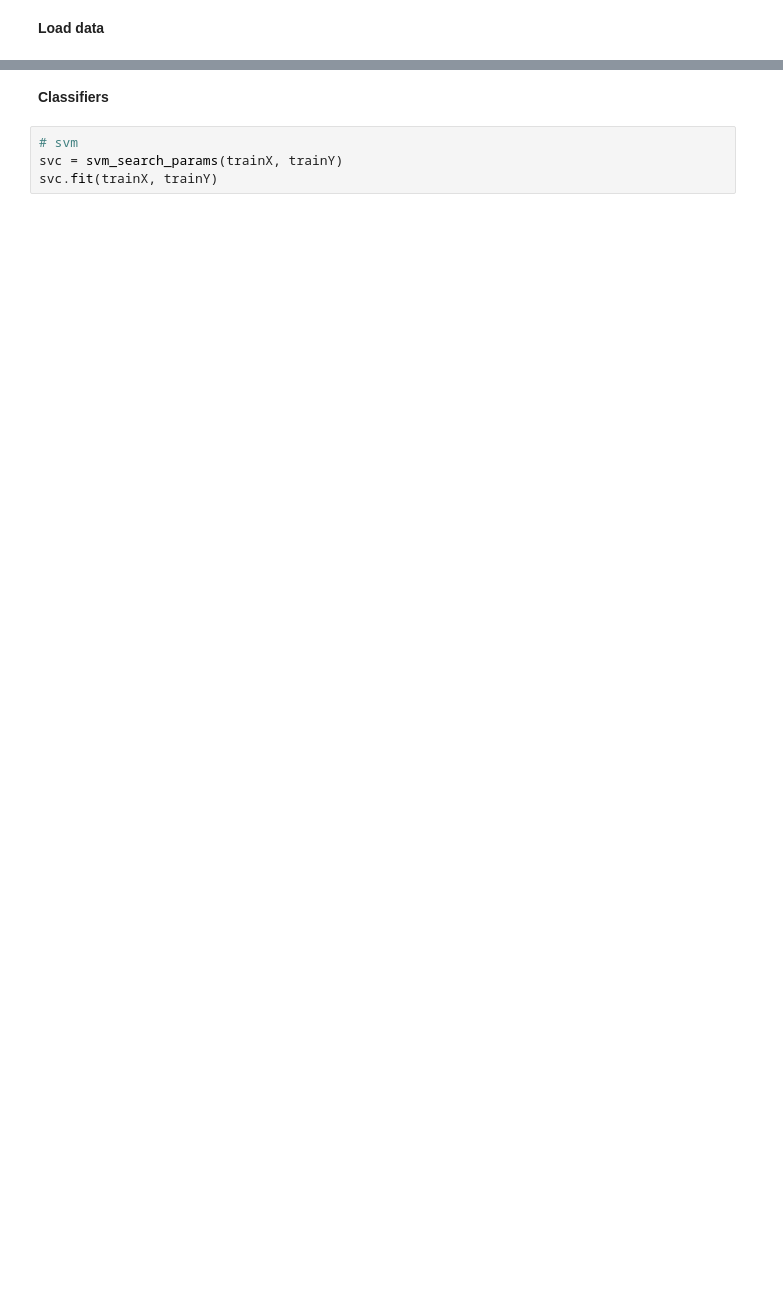
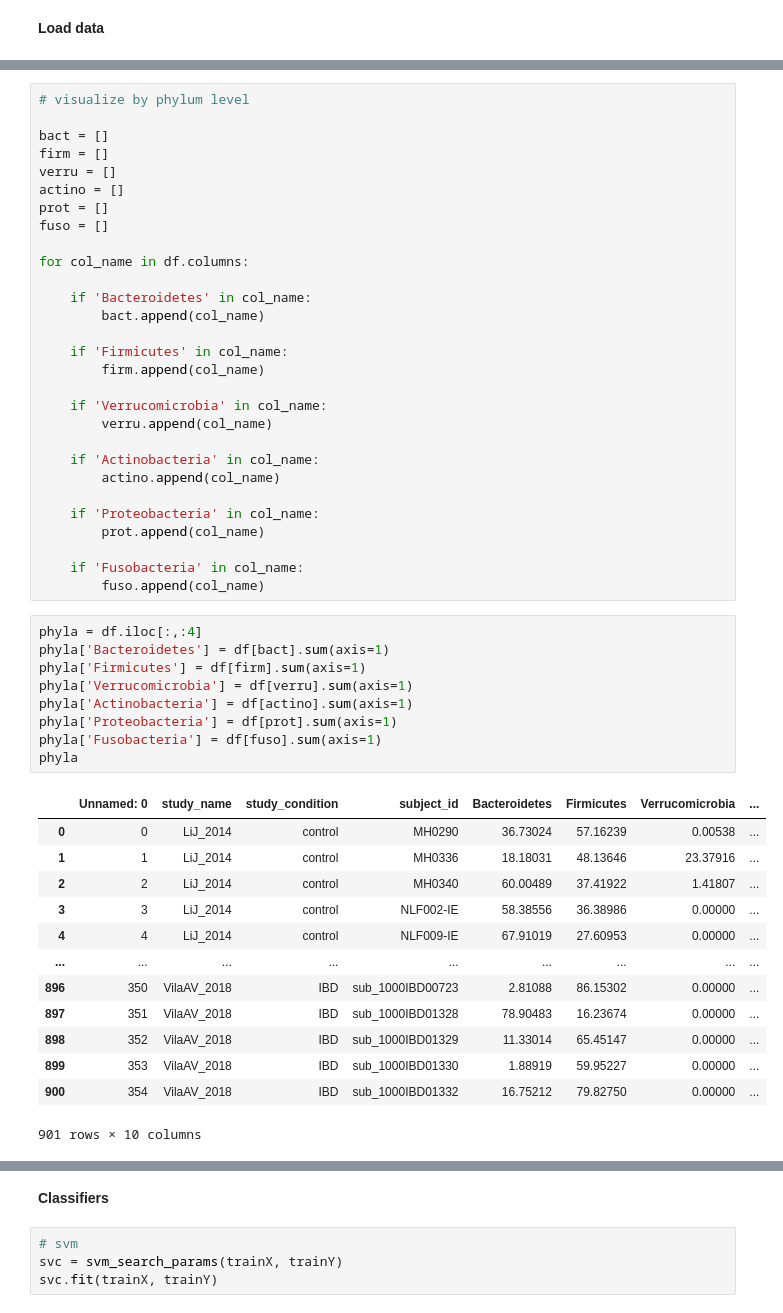
Before and after one commit to milla-kos/data-science-projects, a Jupyter notebook: IBD_classifier/models.ipynb, the cells around one changed output, grey strips where cells are left out. Cells and saved outputs as stored; diff of their text form; blank space fills up the shorter version.

```diff
--- a/IBD_classifier/models.ipynb
+++ b/IBD_classifier/models.ipynb
@@ -143,3 +152,55 @@ df.head(10)
 | 8 | 8 | LiJ_2014 | control | NOF007-IE | 0.01132 | 1.78422 | ... |
 | 9 | 9 | LiJ_2014 | control | NOF013-IE | 0.00000 | 0.00000 | ... |
 10 rows × 458 columns
+# %%
+# visualize by phylum level
+
+bact = []
+firm = []
+verru = []
+actino = []
+prot = []
+fuso = []
+
+for col_name in df.columns:
+
+    if 'Bacteroidetes' in col_name:
+        bact.append(col_name)
+
+    if 'Firmicutes' in col_name:
+        firm.append(col_name)
+
+    if 'Verrucomicrobia' in col_name:
+        verru.append(col_name)
+
+    if 'Actinobacteria' in col_name:
+        actino.append(col_name)
+
+    if 'Proteobacteria' in col_name:
+        prot.append(col_name)
+
+    if 'Fusobacteria' in col_name:
+        fuso.append(col_name)
+# %%
+phyla = df.iloc[:,:4]
+phyla['Bacteroidetes'] = df[bact].sum(axis=1)
+phyla['Firmicutes'] = df[firm].sum(axis=1)
+phyla['Verrucomicrobia'] = df[verru].sum(axis=1)
+phyla['Actinobacteria'] = df[actino].sum(axis=1)
+phyla['Proteobacteria'] = df[prot].sum(axis=1)
+phyla['Fusobacteria'] = df[fuso].sum(axis=1)
+phyla
+# %% [output]
+|  | Unnamed: 0 | study_name | study_condition | subject_id | Bacteroidetes | Firmicutes | Verrucomicrobia | ... |
+| 0 | 0 | LiJ_2014 | control | MH0290 | 36.73024 | 57.16239 | 0.00538 | ... |
+| 1 | 1 | LiJ_2014 | control | MH0336 | 18.18031 | 48.13646 | 23.37916 | ... |
+| 2 | 2 | LiJ_2014 | control | MH0340 | 60.00489 | 37.41922 | 1.41807 | ... |
+| 3 | 3 | LiJ_2014 | control | NLF002-IE | 58.38556 | 36.38986 | 0.00000 | ... |
+| 4 | 4 | LiJ_2014 | control | NLF009-IE | 67.91019 | 27.60953 | 0.00000 | ... |
+| ... | ... | ... | ... | ... | ... | ... | ... | ... |
+| 896 | 350 | VilaAV_2018 | IBD | sub_1000IBD00723 | 2.81088 | 86.15302 | 0.00000 | ... |
+| 897 | 351 | VilaAV_2018 | IBD | sub_1000IBD01328 | 78.90483 | 16.23674 | 0.00000 | ... |
+| 898 | 352 | VilaAV_2018 | IBD | sub_1000IBD01329 | 11.33014 | 65.45147 | 0.00000 | ... |
+| 899 | 353 | VilaAV_2018 | IBD | sub_1000IBD01330 | 1.88919 | 59.95227 | 0.00000 | ... |
+| 900 | 354 | VilaAV_2018 | IBD | sub_1000IBD01332 | 16.75212 | 79.82750 | 0.00000 | ... |
+901 rows × 10 columns
```
Also changed, not shown: parts of 12 cells of this notebook.
